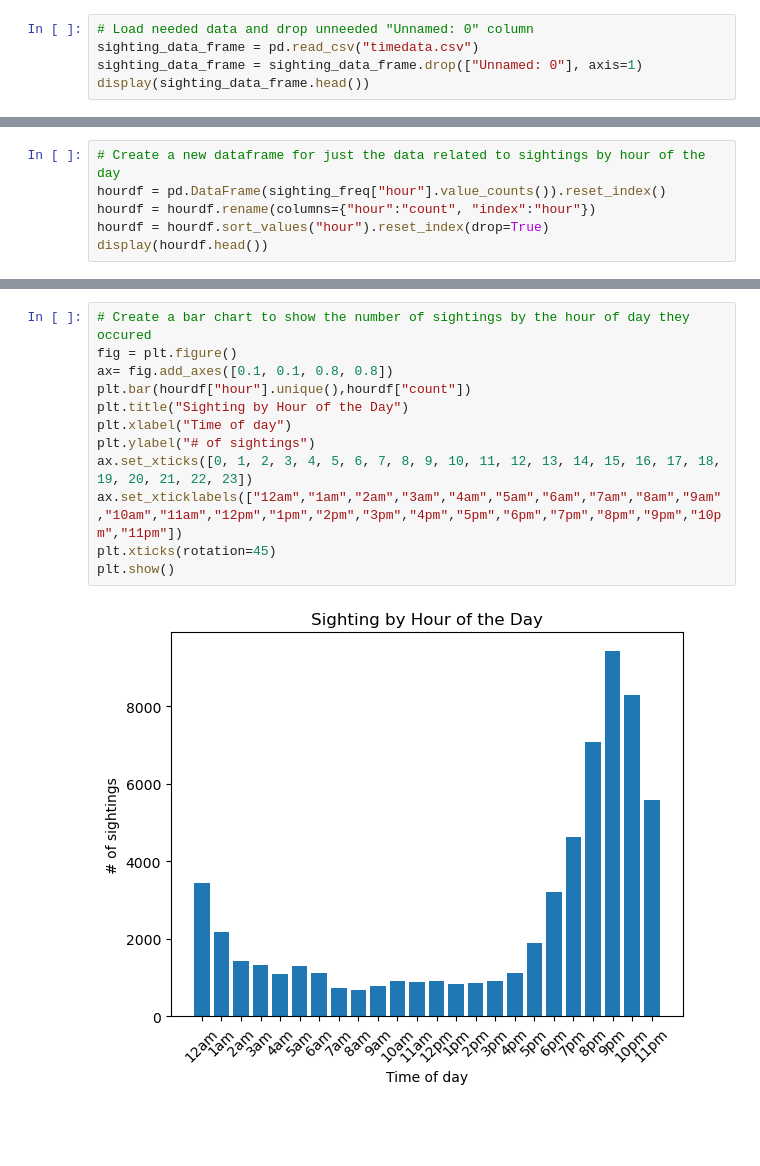
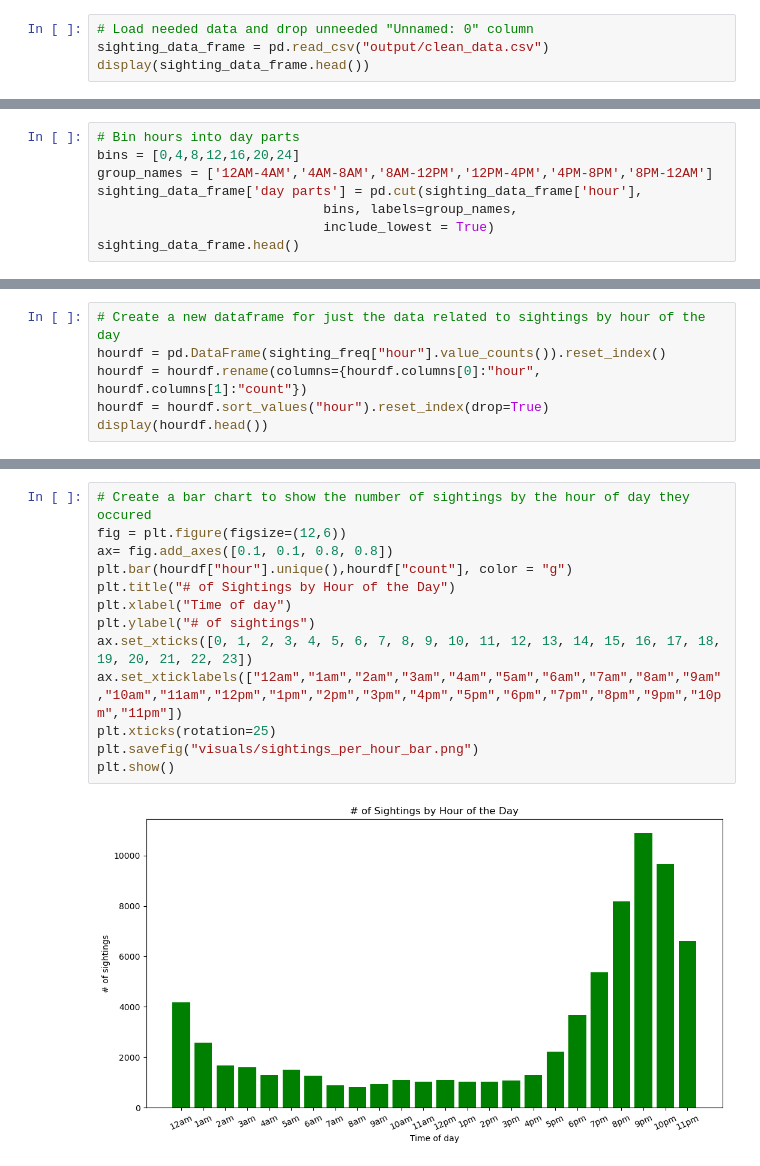
Before and after one commit to s-ellingwood/project-1, a Jupyter notebook: sightings.ipynb, the cells around one changed output, grey strips where cells are left out. Drawn from its saved outputs; the diff is of its cells as text; blank space fills up the shorter version.

```diff
--- a/sightings.ipynb
+++ b/sightings.ipynb
@@ -7,7 +11,6 @@ import warnings
 warnings.filterwarnings("ignore")
 # %%
 # Load needed data and drop unneeded "Unnamed: 0" column
-sighting_data_frame = pd.read_csv("timedata.csv")
-sighting_data_frame = sighting_data_frame.drop(["Unnamed: 0"], axis=1)
+sighting_data_frame = pd.read_csv("output/clean_data.csv")
 display(sighting_data_frame.head())
 # %% [output]
@@ -19,0 +23,8 @@ display(sighting_data_frame.head())
+# %%
+# Bin hours into day parts
+bins = [0,4,8,12,16,20,24]
+group_names = ['12AM-4AM','4AM-8AM','8AM-12PM','12PM-4PM','4PM-8PM','8PM-12AM']
+sighting_data_frame['day parts'] = pd.cut(sighting_data_frame['hour'],
+                             bins, labels=group_names,
+                             include_lowest = True)
+sighting_data_frame.head()
@@ -73,7 +98,7 @@ plt.show()
 # %%
 # Create a new dataframe for just the data related to sightings by hour of the day
 hourdf = pd.DataFrame(sighting_freq["hour"].value_counts()).reset_index()
-hourdf = hourdf.rename(columns={"hour":"count", "index":"hour"})
+hourdf = hourdf.rename(columns={hourdf.columns[0]:"hour", hourdf.columns[1]:"count"})
 hourdf = hourdf.sort_values("hour").reset_index(drop=True)
 display(hourdf.head())
 # %% [output]
@@ -86,14 +111,15 @@ display(hourdf.head())
 # %%
 # Create a bar chart to show the number of sightings by the hour of day they occured
-fig = plt.figure()
+fig = plt.figure(figsize=(12,6))
 ax= fig.add_axes([0.1, 0.1, 0.8, 0.8])
-plt.bar(hourdf["hour"].unique(),hourdf["count"])
-plt.title("Sighting by Hour of the Day")
+plt.bar(hourdf["hour"].unique(),hourdf["count"], color = "g")
+plt.title("# of Sightings by Hour of the Day")
 plt.xlabel("Time of day")
 plt.ylabel("# of sightings")
 ax.set_xticks([0, 1, 2, 3, 4, 5, 6, 7, 8, 9, 10, 11, 12, 13, 14, 15, 16, 17, 18, 19, 20, 21, 22, 23])
 ax.set_xticklabels(["12am","1am","2am","3am","4am","5am","6am","7am","8am","9am","10am","11am","12pm","1pm","2pm","3pm","4pm","5pm","6pm","7pm","8pm","9pm","10pm","11pm"])
-plt.xticks(rotation=45)
+plt.xticks(rotation=25)
+plt.savefig("visuals/sightings_per_hour_bar.png")
 plt.show()
 # %% [output]
-[figure, old version]
+[figure, new version]
```
Also changed, not shown: parts of 13 cells of this notebook, 28 other files.
